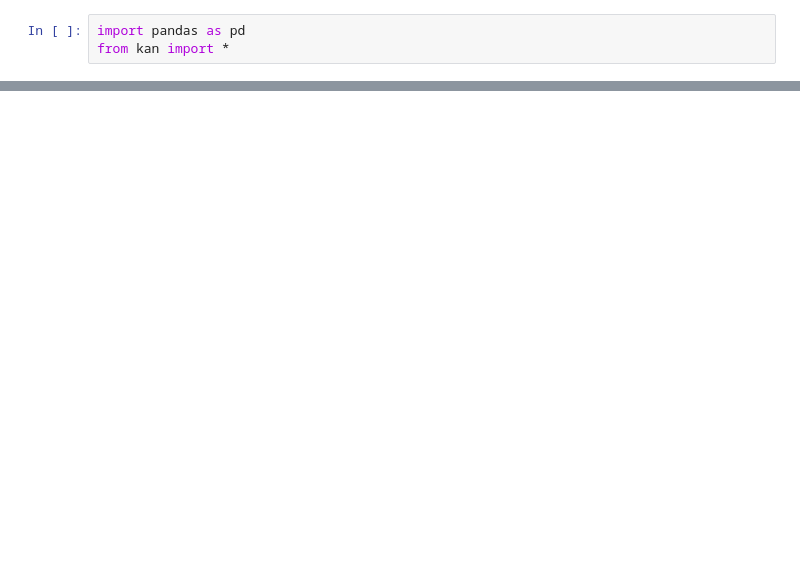
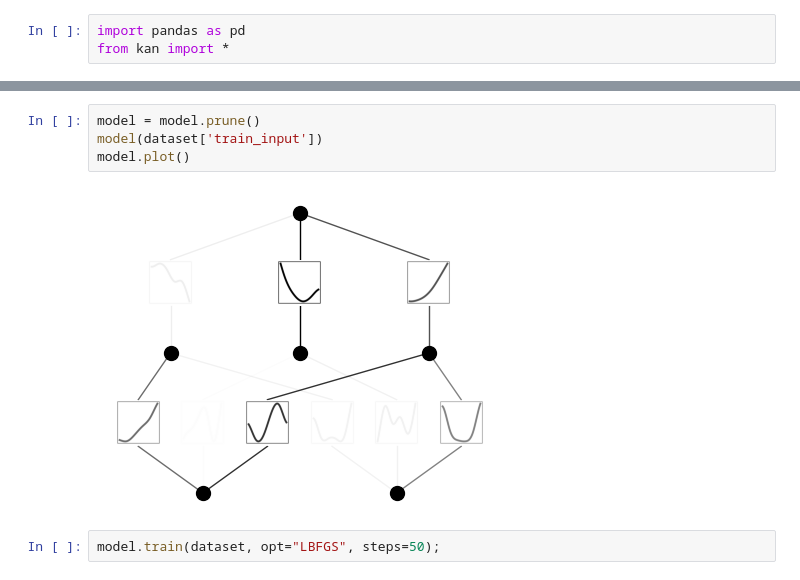
Before and after one commit to vollas/mil, a Jupyter notebook: kan/00--initial.ipynb, the cells around one changed output, grey strips where cells are left out. Saved outputs shown, nothing was run; the diff lists cells and outputs as text; blank space fills up the shorter version.

```diff
--- a/kan/00--initial.ipynb
+++ b/kan/00--initial.ipynb
@@ -7,0 +32,8 @@ RuntimeError: Found no NVIDIA driver on your system. Please check that you have
+# %%
+model = model.prune()
+model(dataset['train_input'])
+model.plot()
+# %% [output]
+[figure, added]
+# %%
+model.train(dataset, opt="LBFGS", steps=50);
```
Also changed, not shown: parts of 7 cells of this notebook.
